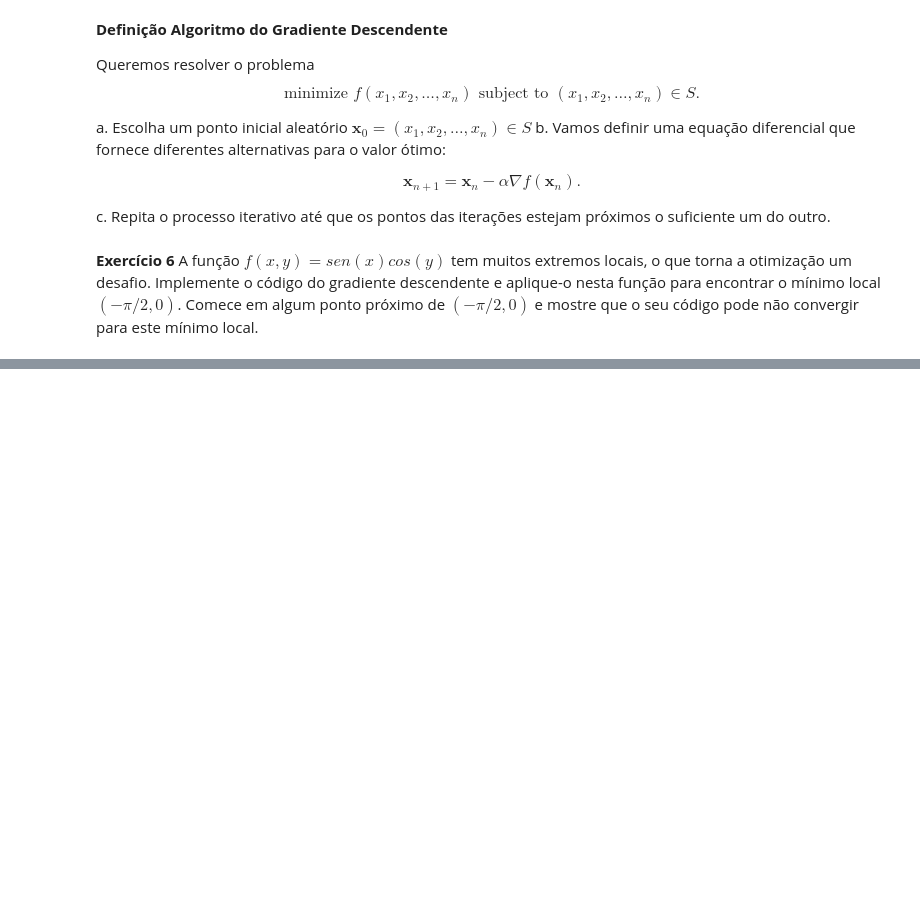
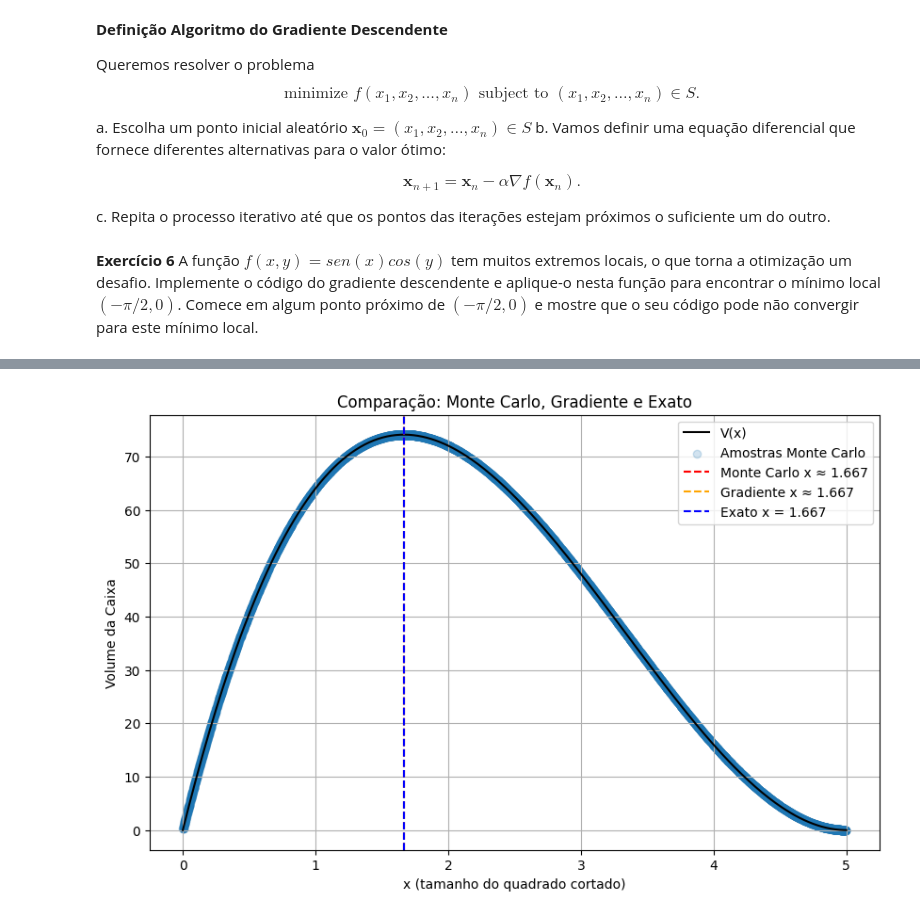
Before and after one commit to DamienNaz/DamienNaz, a Jupyter notebook: Exercício5.ipynb, the cells around one changed output, grey strips where cells are left out. Drawn from its saved outputs; the diff is of its cells as text; code cells hidden in the pictures; blank space fills up the shorter version.

```diff
--- a/Exercício5.ipynb
+++ b/Exercício5.ipynb
@@ -50,0 +80,20 @@ A função $f(x,y) = sen(x)cos(y)$ tem muitos extremos locais, o que torna a oti
+# %%
+def monte_carlo_max(L, n=10000):
+    x_vals = np.random.uniform(0, L/2, size=n)  # x ∈ (0, L/2)
+    v_vals = V(x_vals)
+    idx_max = np.argmax(v_vals)
+    return x_vals[idx_max], v_vals[idx_max]
+# %%
+
+x0 = 1.0
+alpha = 0.01
+
+
+x_opt_gd, v_opt_gd, hist = gradient_ascent(x0, alpha)
+
+# Monte Carlo
+x_opt_mc, v_opt_mc = monte_carlo_max(L)
+
+# Resultados
+print(f"Gradiente Ascendente: x = {x_opt_gd:.4f}, V = {v_opt_gd:.4f}")
+print(f"Monte Carlo:          x = {x_opt_mc:.4f}, V = {v_opt_mc:.4f}")
@@ -50,0 +105,65 @@ A função $f(x,y) = sen(x)cos(y)$ tem muitos extremos locais, o que torna a oti
+# %%
+
+L = 10
+
+# Função volume da caixa
+def V(x):
+    return x * (L - 2 * x) ** 2
+
+# Derivada da função volume
+def V_prime(x):
+    return (L - 2 * x) ** 2 - 4 * x * (L - 2 * x)
+
+# Método de Monte Carlo
+def monte_carlo_max(L, n=10000):
+    x_vals = np.random.uniform(0, L / 2, size=n)  # x ∈ (0, L/2)
+    v_vals = V(x_vals)
+    idx_max = np.argmax(v_vals)
+    return x_vals[idx_max], v_vals[idx_max], x_vals, v_vals
+
+# Gradiente Ascendente
+def gradient_ascent(x0, alpha=0.01, max_iter=1000, tol=1e-6):
+    x = x0
+    history = [x]
+    for _ in range(max_iter):
+        grad = V_prime(x)
+        x_new = x + alpha * grad
+        if abs(x_new - x) < tol:
+            break
+        x = x_new
+        history.append(x)
+    return x, V(x), history
+
+# Solução exata
+x_exact = L / 6
+v_exact = V(x_exact)
+
+# Executando Monte Carlo
+x_opt_mc, v_opt_mc, x_samples, v_samples = monte_carlo_max(L)
+
+# Executando Gradiente Ascendente
+x0 = 1.0
+alpha = 0.01
+x_opt_grad, v_opt_grad, grad_history = gradient_ascent(x0, alpha)
+
+# Gráfico comparativo
+x_plot = np.linspace(0, L / 2, 300)
+plt.figure(figsize=(10, 6))
+plt.plot(x_plot, V(x_plot), label="V(x)", color="black")
+plt.scatter(x_samples, v_samples, alpha=0.2, label="Amostras Monte Carlo")
+plt.axvline(x=x_opt_mc, color='red', linestyle='--', label=f"Monte Carlo x ≈ {x_opt_mc:.3f}")
+plt.axvline(x=x_opt_grad, color='orange', linestyle='--', label=f"Gradiente x ≈ {x_opt_grad:.3f}")
+plt.axvline(x=x_exact, color='blue', linestyle='--', label=f"Exato x = {x_exact:.3f}")
+plt.title("Comparação: Monte Carlo, Gradiente e Exato")
+plt.xlabel("x (tamanho do quadrado cortado)")
+plt.ylabel("Volume da Caixa")
+plt.legend()
+plt.grid(True)
+plt.show()
+
+# Impressão dos resultados
+print(f"Solução Exata:        x = {x_exact:.4f}, V = {v_exact:.4f}")
+print(f"Monte Carlo:          x = {x_opt_mc:.4f}, V = {v_opt_mc:.4f}")
+print(f"Gradiente Ascendente: x = {x_opt_grad:.4f}, V = {v_opt_grad:.4f}")
+# %% [output]
+[figure, added]
```
Also changed, not shown: parts of 15 cells of this notebook.
